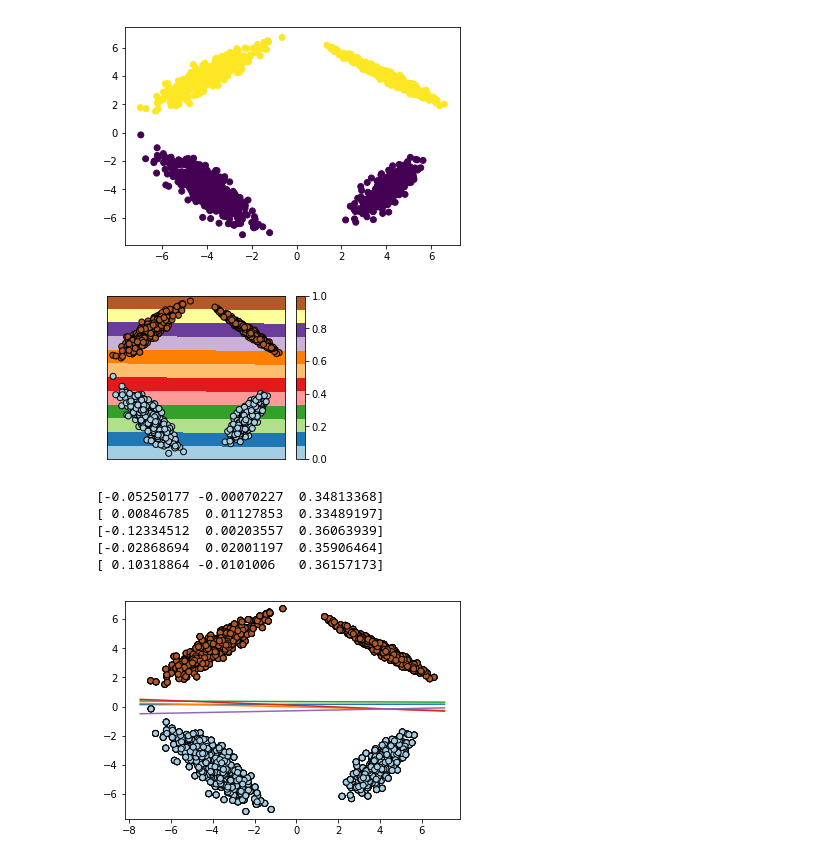
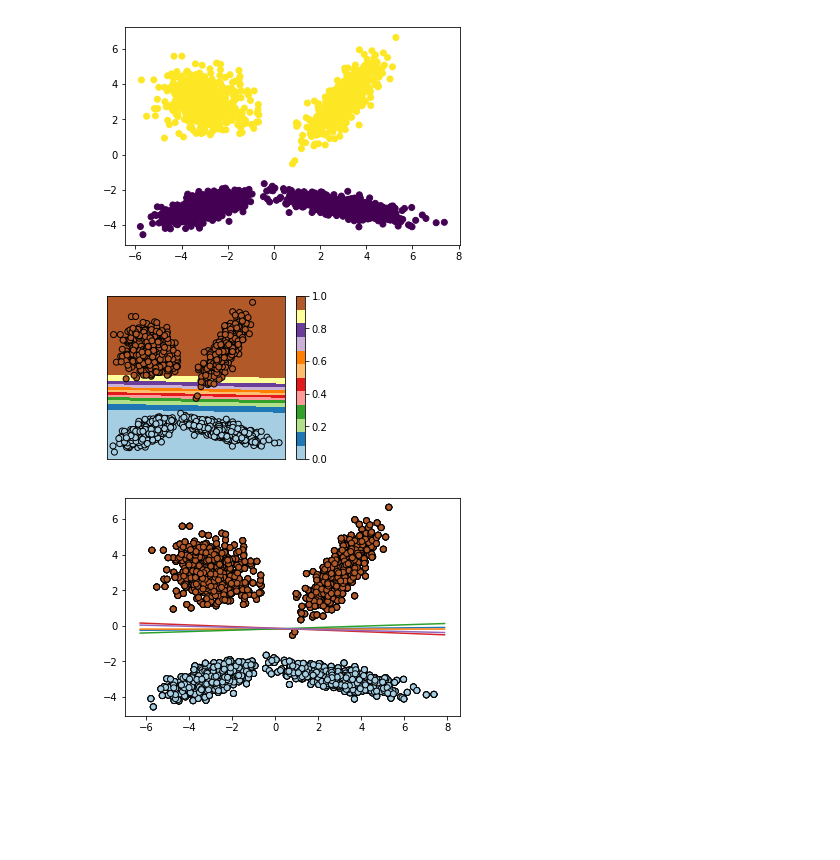
Before and after one commit to chrisorm/pydata-2018, a Jupyter notebook: notebooks/Notebook 3 - Bayesian Logistic Regression, Laplace Approximation.ipynb, the cells around one changed output. Cells and saved outputs as stored; diff of their text form; code cells hidden in the pictures; blank space fills up the shorter version.

```diff
--- a/notebooks/Notebook 3 - Bayesian Logistic Regression, Laplace Approximation.ipynb
+++ b/notebooks/Notebook 3 - Bayesian Logistic Regression, Laplace Approximation.ipynb
@@ -29,7 +46,7 @@ class LogisticRegression(torch.nn.Module):
         self.bce = torch.nn.BCEWithLogitsLoss()
         self.sigmoid = torch.nn.Sigmoid()
         self.prior_mean = torch.from_numpy(np.zeros((in_features,))).float()
-        self.prior_cov = torch.from_numpy(np.identity(in_features)).float()
+        self.prior_cov = torch.from_numpy(np.identity(in_features)*1/200.).float()
 
     def forward(self, x):
         return self.w(x)
@@ -46,11 +63,11 @@ class LogisticRegression(torch.nn.Module):
         dw = w-self.prior_mean
         return torch.matmul(torch.matmul(dw, self.prior_cov), dw.transpose(0,1))
 # %%
-x, y = make_classification(n_samples=2000, flip_y=0, n_features=2, n_informative=2, n_redundant=0, class_sep=4.0)
+x, y = make_classification(n_samples=2000, flip_y=0, n_features=2, n_informative=2, n_redundant=0, class_sep=3.0)
 plt.scatter(x[:,0], x[:,1], c=y)
 x_1s = np.concatenate([np.ones((x.shape[0],1)), x], axis=1)
 # %% [output]
-[figure, old version]
+[figure, new version]
 # %%
 lr = LogisticRegression(x_1s.shape[1],1)
 # %%
@@ -66,29 +83,29 @@ for t in range(5000):
 # %%
 h=0.01
 x_min, x_max = x[:, 0].min() - .5, x[:, 0].max() + .5
 y_min, y_max = x[:, 1].min() - .5, x[:, 1].max() + .5
 xx, yy = np.meshgrid(np.arange(x_min, x_max, h), np.arange(y_min, y_max, h))
 
 xy_1s = np.c_[np.ones(len(xx.ravel())), xx.ravel(), yy.ravel()]
 
-Z = lr.forward(torch.from_numpy(xy_1s).float()).data.numpy()
+Z = lr.forward_with_softmax(torch.from_numpy(xy_1s).float()).data.numpy()
 
 # Put the result into a cololr plot
 Z = Z.reshape(xx.shape)
 plt.figure(1, figsize=(4, 3))
 plt.pcolormesh(xx, yy, Z, cmap=plt.cm.Paired)
 
 # Plot also the training points
 plt.scatter(x[:, 0], x[:, 1], c=y, edgecolors='k', cmap=plt.cm.Paired)
 
 plt.xlim(xx.min(), xx.max())
 plt.ylim(yy.min(), yy.max())
 plt.xticks(())
 plt.yticks(())
 plt.colorbar()
 plt.show()
 # %% [output]
-[figure, old version]
+[figure, new version]
 # %%
 y_hat = lr.forward_with_softmax(x_t)
 # %%
@@ -99,16 +116,10 @@ mvn = torch.distributions.MultivariateNormal(lpl_mean, torch.inverse(lpl_prec))
 # %%
 for i in range(5):
     w_sample =  mvn.sample().data.numpy().ravel()
-    print(w_sample)
     x1 = np.arange(x_min, x_max, h)
     x2  =(-w_sample[0] - x1*w_sample[1])/w_sample[2]
     plt.plot(x1,x2)
     plt.scatter(x[:, 0], x[:, 1], c=y, edgecolors='k', cmap=plt.cm.Paired)
     plt.ylim([y_min,y_max])
 # %% [output]
-[-0.05250177 -0.00070227  0.34813368]
-[ 0.00846785  0.01127853  0.33489197]
-[-0.12334512  0.00203557  0.36063939]
-[-0.02868694  0.02001197  0.35906464]
-[ 0.10318864 -0.0101006   0.36157173]
-[figure, old version]
+[figure, new version]
```
Also changed, not shown: parts of 5 cells of this notebook, 8 other files.
